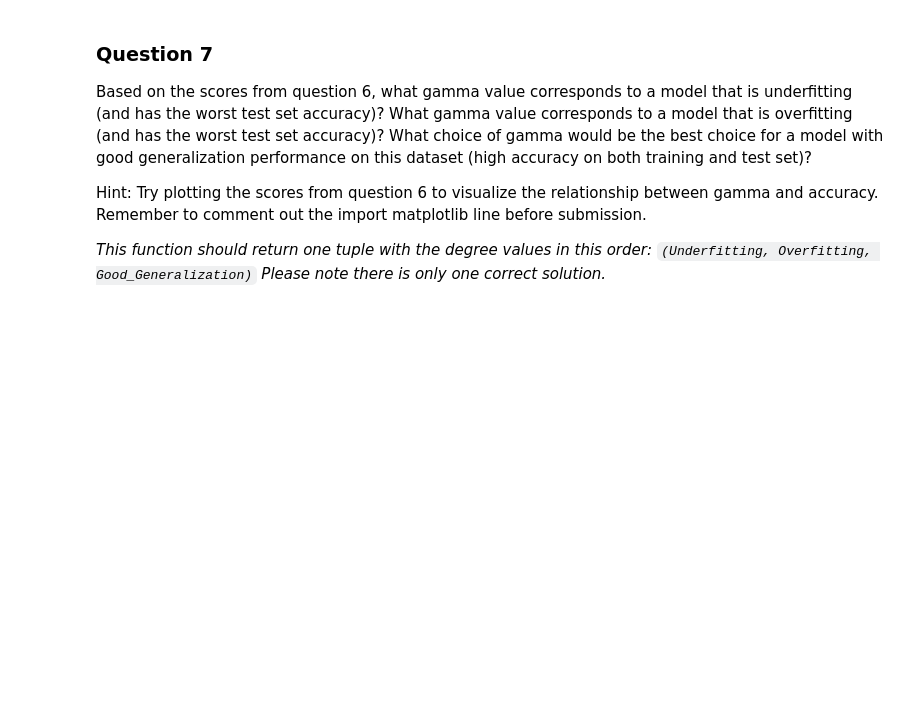
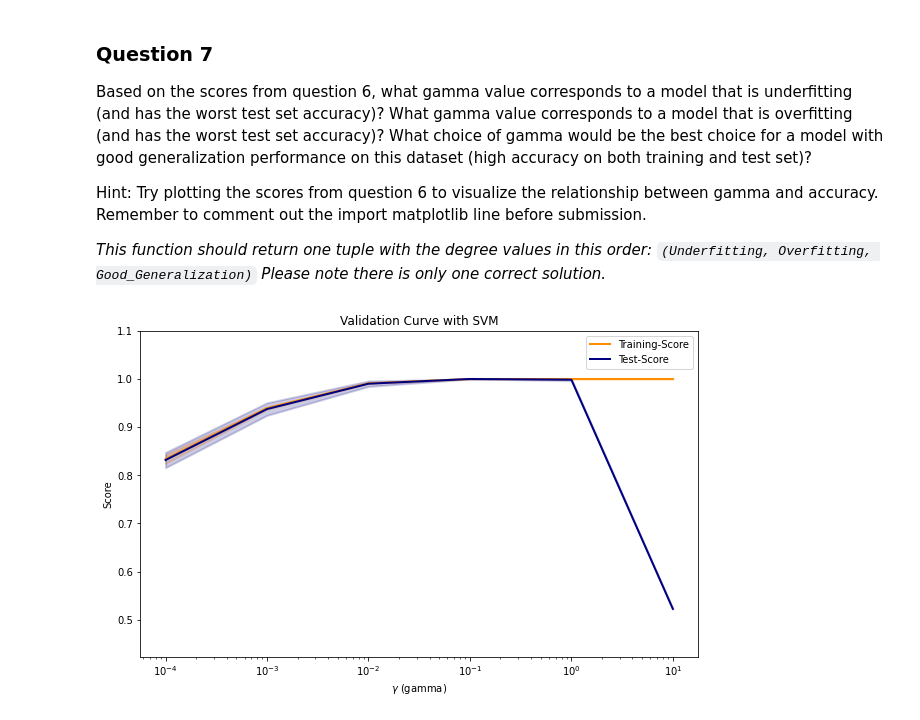
Before and after one commit to francodarvas/PYTHON2, a Jupyter notebook: Assignment 2.ipynb, the cells around one changed output. Cells and saved outputs as stored; diff of their text form; code cells hidden in the pictures; blank space fills up the shorter version.

```diff
--- a/Assignment 2.ipynb
+++ b/Assignment 2.ipynb
@@ -196,7 +221,7 @@ import numpy as np
 from sklearn.model_selection import train_test_split
 
 
-mush_df = pd.read_csv('readonly/mushrooms.csv')
+mush_df = pd.read_csv("mushrooms.csv")
 mush_df2 = pd.get_dummies(mush_df)
 
 X_mush = mush_df2.iloc[:,2:]
@@ -260,11 +304,3 @@ it should then become
     array([ 0.5,  0.73333333,  0.83333333,  0.76666667,  0.63333333, 0.5])
 
 *This function should return one tuple of numpy arrays `(training_scores, test_scores)` where each array in the tuple has shape `(6,)`.*
-# %%
-def answer_six():
-    from sklearn.svm import SVC
-    from sklearn.model_selection import validation_curve
-
-    # Your code here
-
-    return # Your answer here
@@ -284,0 +344,31 @@ def answer_seven():
+# %%
+import matplotlib.pyplot as plt
+%matplotlib inline
+train_scores_mean, test_scores_mean, train_scores_std, test_scores_std = answer_six(ans_seven=False)
+
+param_range = np.logspace(-4, 1, 6)
+plt.figure(figsize=(10,6))
+plt.title('Validation Curve with SVM')
+plt.xlabel('$\gamma$ (gamma)')
+plt.ylabel('Score')
+plt.ylim(min(test_scores_mean)-.1, 1.1)
+lw = 2
+
+plt.semilogx(param_range, train_scores_mean, label='Training-Score',
+            color='darkorange', lw=lw)
+
+plt.fill_between(param_range, train_scores_mean - train_scores_std,
+                train_scores_mean + train_scores_std, alpha=0.2,
+                color='darkorange', lw=lw)
+
+plt.semilogx(param_range, test_scores_mean, label='Test-Score',
+            color='navy', lw=lw)
+
+plt.fill_between(param_range, test_scores_mean - test_scores_std,
+                test_scores_mean + test_scores_std, alpha=0.2,
+                color='navy', lw=lw)
+
+plt.legend(loc='best')
+plt.show()
+# %% [output]
+[figure, added]
```
Also changed, not shown: parts of 23 cells of this notebook, 1 other file.
